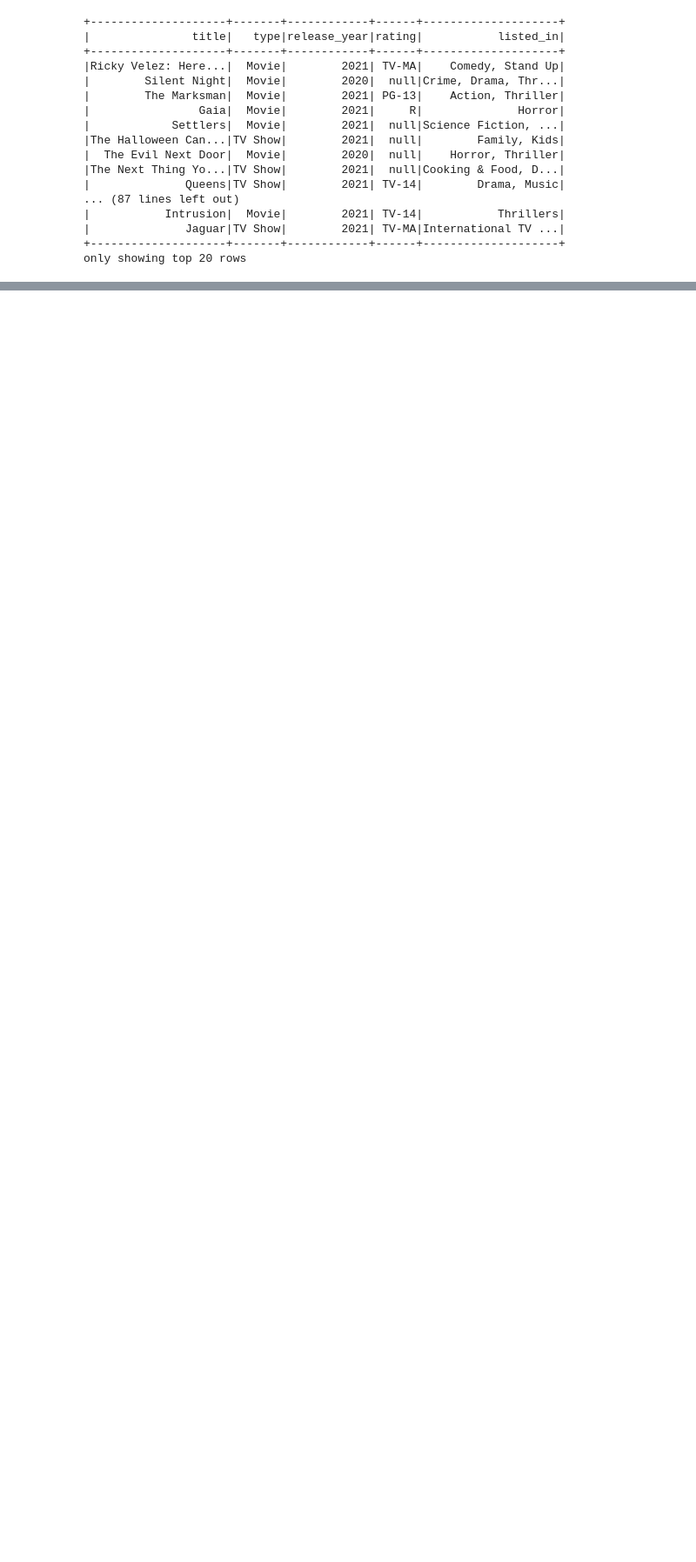
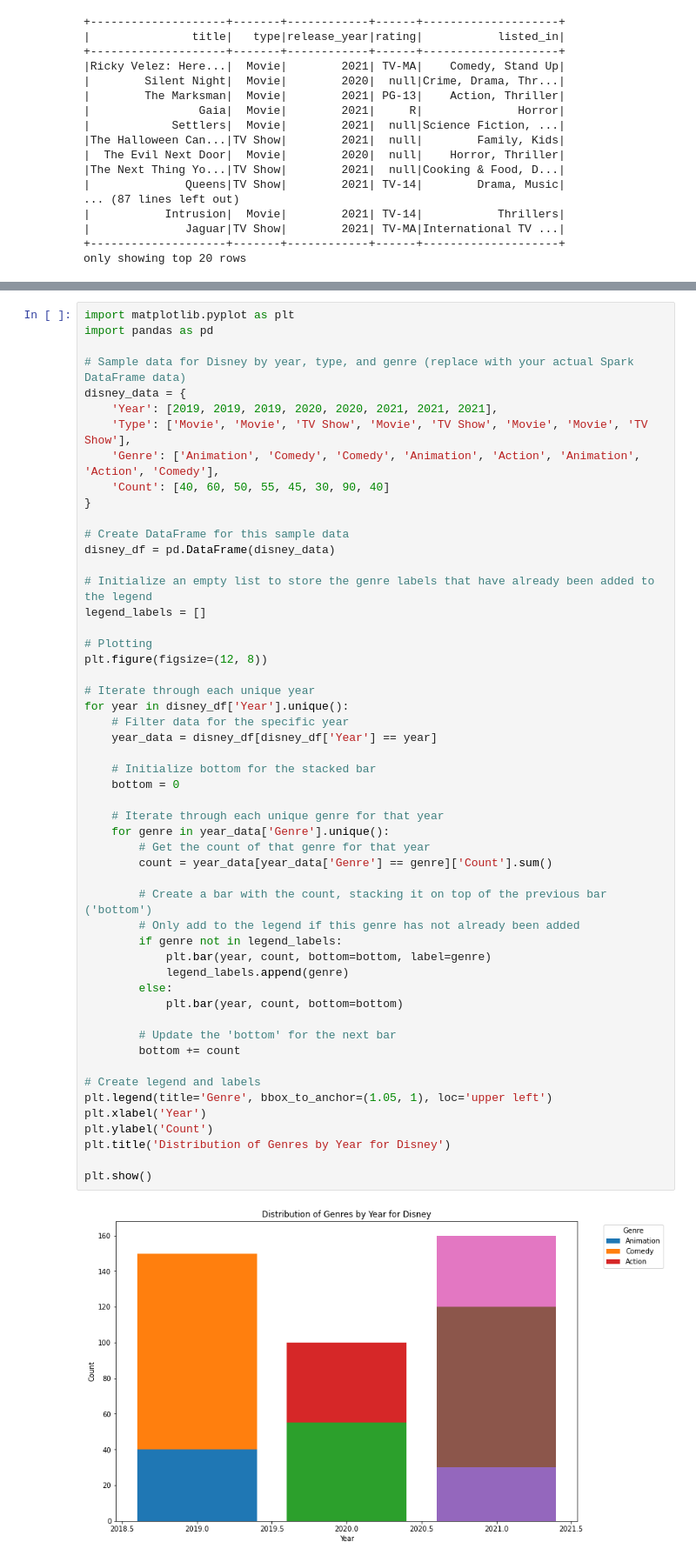
Before and after one commit to Fabio-Poli/CCT-Dublin.SEM2, a Jupyter notebook: CA 1 - SEM 2.ipynb, the cells around one changed output, grey strips where cells are left out. Shown: that part at 87% size. Drawn from its saved outputs; the diff is of its cells as text; blank space fills up the shorter version.

```diff
--- a/CA 1 - SEM 2.ipynb
+++ b/CA 1 - SEM 2.ipynb
@@ -181,0 +472,54 @@ netflix_pd = netflix_year_grouped.toPandas()
+# %%
+import matplotlib.pyplot as plt
+import pandas as pd
+
+# Sample data for Disney by year, type, and genre (replace with your actual Spark DataFrame data)
+disney_data = {
+    'Year': [2019, 2019, 2019, 2020, 2020, 2021, 2021, 2021],
+    'Type': ['Movie', 'Movie', 'TV Show', 'Movie', 'TV Show', 'Movie', 'Movie', 'TV Show'],
+    'Genre': ['Animation', 'Comedy', 'Comedy', 'Animation', 'Action', 'Animation', 'Action', 'Comedy'],
+    'Count': [40, 60, 50, 55, 45, 30, 90, 40]
+}
+
+# Create DataFrame for this sample data
+disney_df = pd.DataFrame(disney_data)
+
+# Initialize an empty list to store the genre labels that have already been added to the legend
+legend_labels = []
+
+# Plotting
+plt.figure(figsize=(12, 8))
+
+# Iterate through each unique year
+for year in disney_df['Year'].unique():
+    # Filter data for the specific year
+    year_data = disney_df[disney_df['Year'] == year]
+
+    # Initialize bottom for the stacked bar
+    bottom = 0
+
+    # Iterate through each unique genre for that year
+    for genre in year_data['Genre'].unique():
+        # Get the count of that genre for that year
+        count = year_data[year_data['Genre'] == genre]['Count'].sum()
+
+        # Create a bar with the count, stacking it on top of the previous bar ('bottom')
+        # Only add to the legend if this genre has not already been added
+        if genre not in legend_labels:
+            plt.bar(year, count, bottom=bottom, label=genre)
+            legend_labels.append(genre)
+        else:
+            plt.bar(year, count, bottom=bottom)
+
+        # Update the 'bottom' for the next bar
+        bottom += count
+
+# Create legend and labels
+plt.legend(title='Genre', bbox_to_anchor=(1.05, 1), loc='upper left')
+plt.xlabel('Year')
+plt.ylabel('Count')
+plt.title('Distribution of Genres by Year for Disney')
+
+plt.show()
+# %% [output]
+[figure, added]
```
Also changed, not shown: parts of 26 cells of this notebook.
